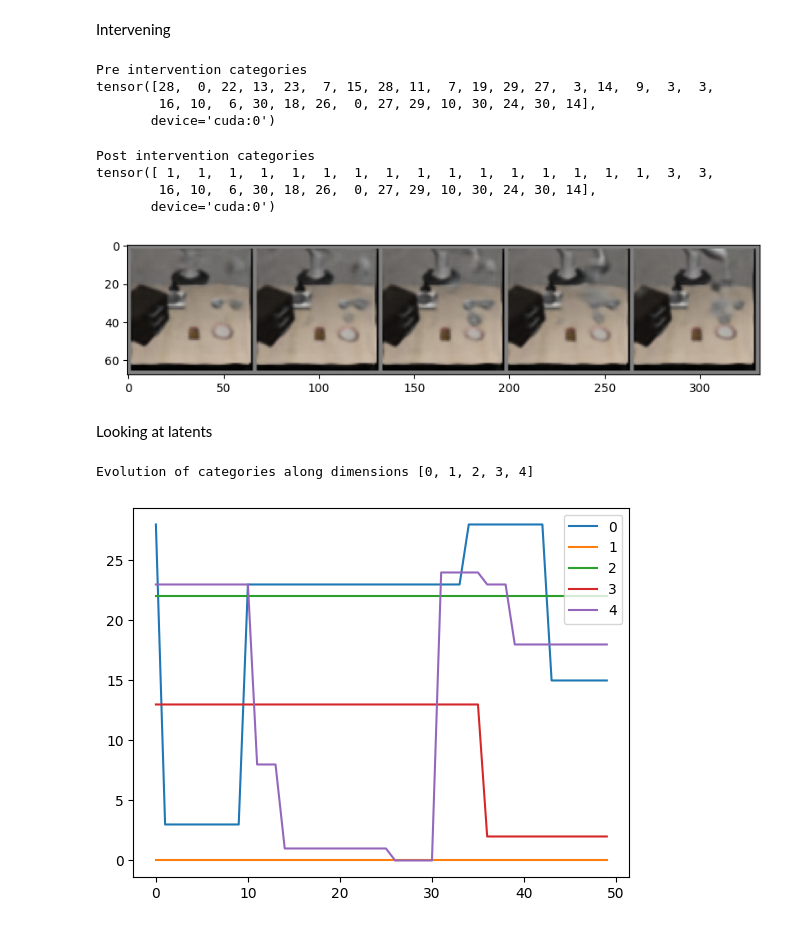
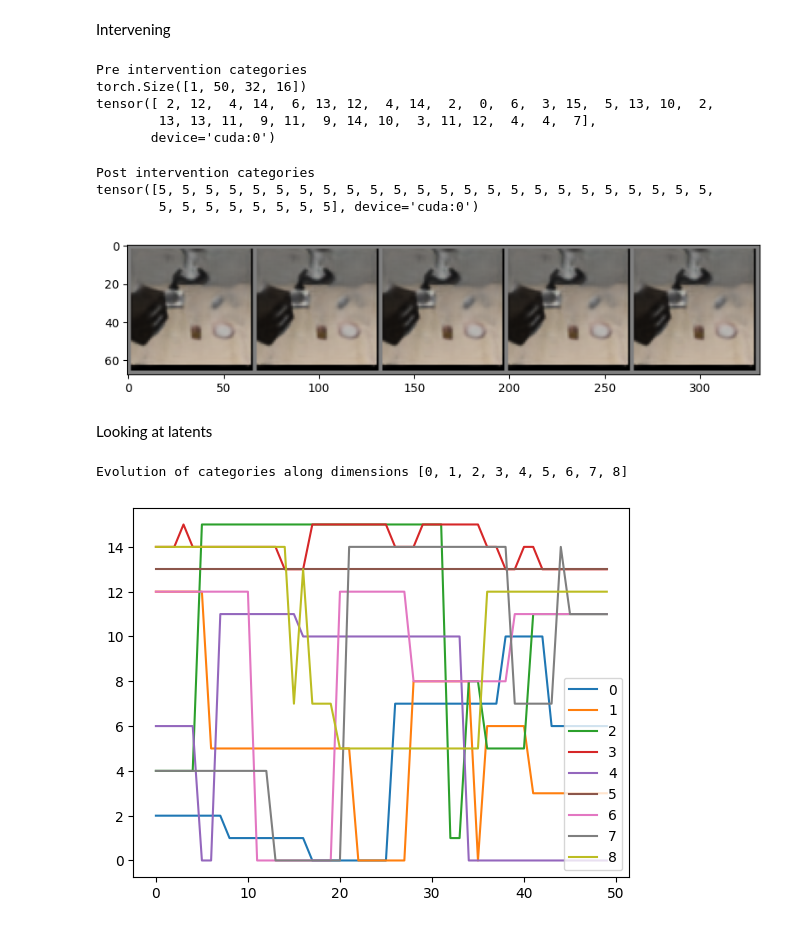
Before and after one commit to roloza7/diffusion-planning-rl, a Jupyter notebook: analysis/latent_analysis.ipynb, the cells around one changed output. Drawn from its saved outputs; the diff is of its cells as text; code cells hidden in the pictures.

```diff
--- a/analysis/latent_analysis.ipynb
+++ b/analysis/latent_analysis.ipynb
@@ -31,10 +33,10 @@ except ValueError:
     hydra.core.global_hydra.GlobalHydra.instance().clear()
     initialize(version_base=None, config_path="../dprl/config")
 
-cfg = compose(config_name="config", overrides=["algo=autoencoder_M"])
+cfg = compose(config_name="config", overrides=["algo=autoencoder_S"])
 cfg = dotdict(OmegaConf.to_container(cfg, resolve=True, structured_config_mode=SCMode.DICT_CONFIG))
 # %%
-model_path = "autoencoder_M"
+model_path = "autoencoder_S"
 
 fabric = Fabric(accelerator='gpu', precision="bf16-mixed")
 
@@ -98,15 +100,17 @@ Intervening
 categoricals : torch.Tensor = model.encoder.get_categoricals(dataset[0]['observations'][None, ...].to(fabric.device))
 
 print("Pre intervention categories")
+print(categoricals[:, :].shape)
 print(categoricals[0, 0].argmax(dim=-1))
 # %% [output]
 Pre intervention categories
-tensor([28,  0, 22, 13, 23,  7, 15, 28, 11,  7, 19, 29, 27,  3, 14,  9,  3,  3,
-        16, 10,  6, 30, 18, 26,  0, 27, 29, 10, 30, 24, 30, 14],
+torch.Size([1, 50, 32, 16])
+tensor([ 2, 12,  4, 14,  6, 13, 12,  4, 14,  2,  0,  6,  3, 15,  5, 13, 10,  2,
+        13, 13, 11,  9, 11,  9, 14, 10,  3, 11, 12,  4,  4,  7],
        device='cuda:0')
 # %%
-DIMS_TO_INTERVENE = [0, 1, 2, 3, 4, 5, 6, 7, 8, 9, 10, 11, 12, 13, 14, 15] # [0, num_states]
-CATEGORIES_TO_FILL = [1] * 16 # [0, num_categories]
+DIMS_TO_INTERVENE = [i for i in range(32)] # [0, num_states]
+CATEGORIES_TO_FILL = [5] * 32 # [0, num_categories]
 
 print("Post intervention categories")
 categoricals = categoricals.clone()
@@ -121,23 +125,22 @@ with torch.inference_mode():
 show_obs(reconstructions)
 # %% [output]
 Post intervention categories
-tensor([ 1,  1,  1,  1,  1,  1,  1,  1,  1,  1,  1,  1,  1,  1,  1,  1,  3,  3,
-        16, 10,  6, 30, 18, 26,  0, 27, 29, 10, 30, 24, 30, 14],
-       device='cuda:0')
+tensor([5, 5, 5, 5, 5, 5, 5, 5, 5, 5, 5, 5, 5, 5, 5, 5, 5, 5, 5, 5, 5, 5, 5, 5,
+        5, 5, 5, 5, 5, 5, 5, 5], device='cuda:0')
-[figure, old version]
+[figure, new version]
 # %% [markdown]
 Looking at latents
 # %%
 categoricals : torch.Tensor = model.encoder.get_categoricals(dataset[0]['observations'][None, ...].to(fabric.device))
 
 catmax = categoricals.argmax(dim=-1).cpu()
 
-ANALYSIS_DIM = [0, 1, 2, 3, 4]
+ANALYSIS_DIM = [0, 1, 2, 3, 4, 5, 6, 7, 8]
 
 print(f"Evolution of categories along dimensions {ANALYSIS_DIM}")
 plt.plot(catmax[0, :, ANALYSIS_DIM])
 plt.gca().legend(ANALYSIS_DIM)
 plt.show()
 # %% [output]
-Evolution of categories along dimensions [0, 1, 2, 3, 4]
+Evolution of categories along dimensions [0, 1, 2, 3, 4, 5, 6, 7, 8]
-[figure, old version]
+[figure, new version]
```
Also changed, not shown: parts of 1 cell of this notebook, 13 other files.
